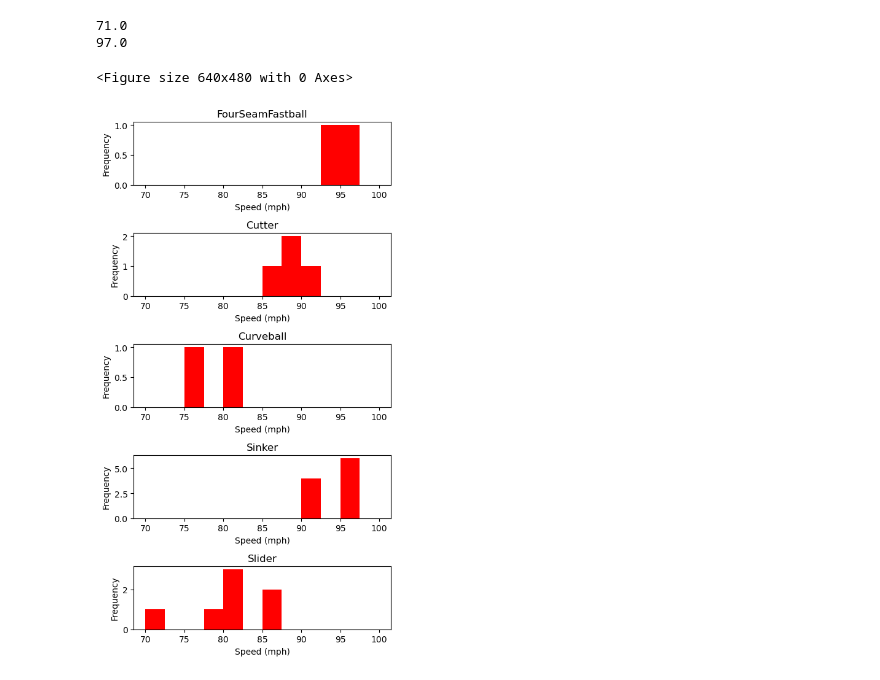
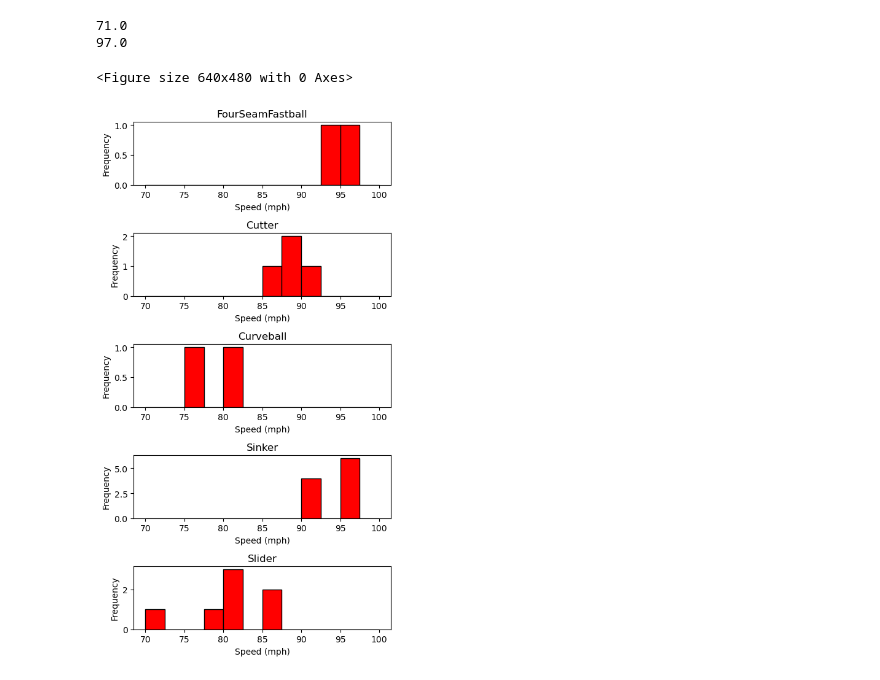
Before and after one commit to mfollosco/WSD-hackathon, a Jupyter notebook: Data Exploration.ipynb, the cells around one changed output. Saved outputs shown, nothing was run; the diff lists cells and outputs as text; code cells hidden in the pictures.

Commit message:
Added edgecolor to histogram

```diff
--- a/Data Exploration.ipynb
+++ b/Data Exploration.ipynb
@@ -531,23 +531,23 @@ print(max_speed)
 # %%
 plt.suptitle('Pitch Initial Speed Frequency') #label overall plot
 
 
 plt.figure(figsize=(5, 10))
 
 min_speed = min(min(speed) for speed in pitch_speed)  # Calculate the minimum speed
 max_speed = max(max(speed) for speed in pitch_speed)
 
 for i in range(len(pitch_type_types)):
     cur_subplot = plt.subplot(len(pitch_type_types), 1, i + 1) #vertically align subplots
-    plt.hist(pitch_speed[i], bins=12, range=(round(min_speed/5)*5, (round(max_speed/5)+1)*5), color="r", label="Red")  # Plot histogram
+    plt.hist(pitch_speed[i], bins=12, range=(round(min_speed/5)*5, (round(max_speed/5)+1)*5), color="r", edgecolor = "black", label="Red")  # Plot histogram
 
     # Set subplot titles
     cur_subplot.set_title(pitch_type_types[i])
     cur_subplot.set_xlabel("Speed (mph)")
     cur_subplot.set_ylabel("Frequency")
 
 plt.tight_layout(rect=[0, 0.03, 1, 0.95])
 plt.show()
 # %% [output]
 <Figure size 640x480 with 0 Axes>
-[figure, old version]
+[figure, new version]
```
